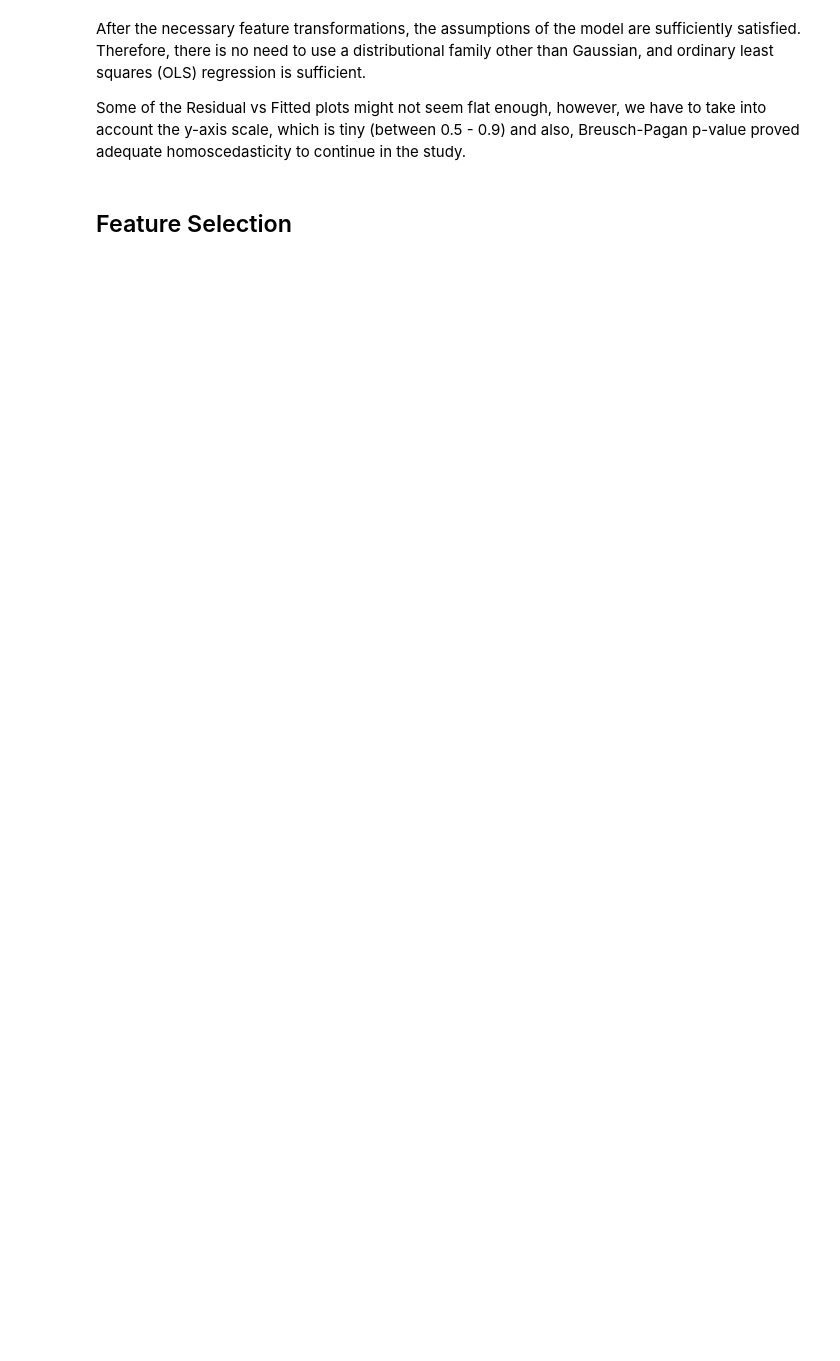
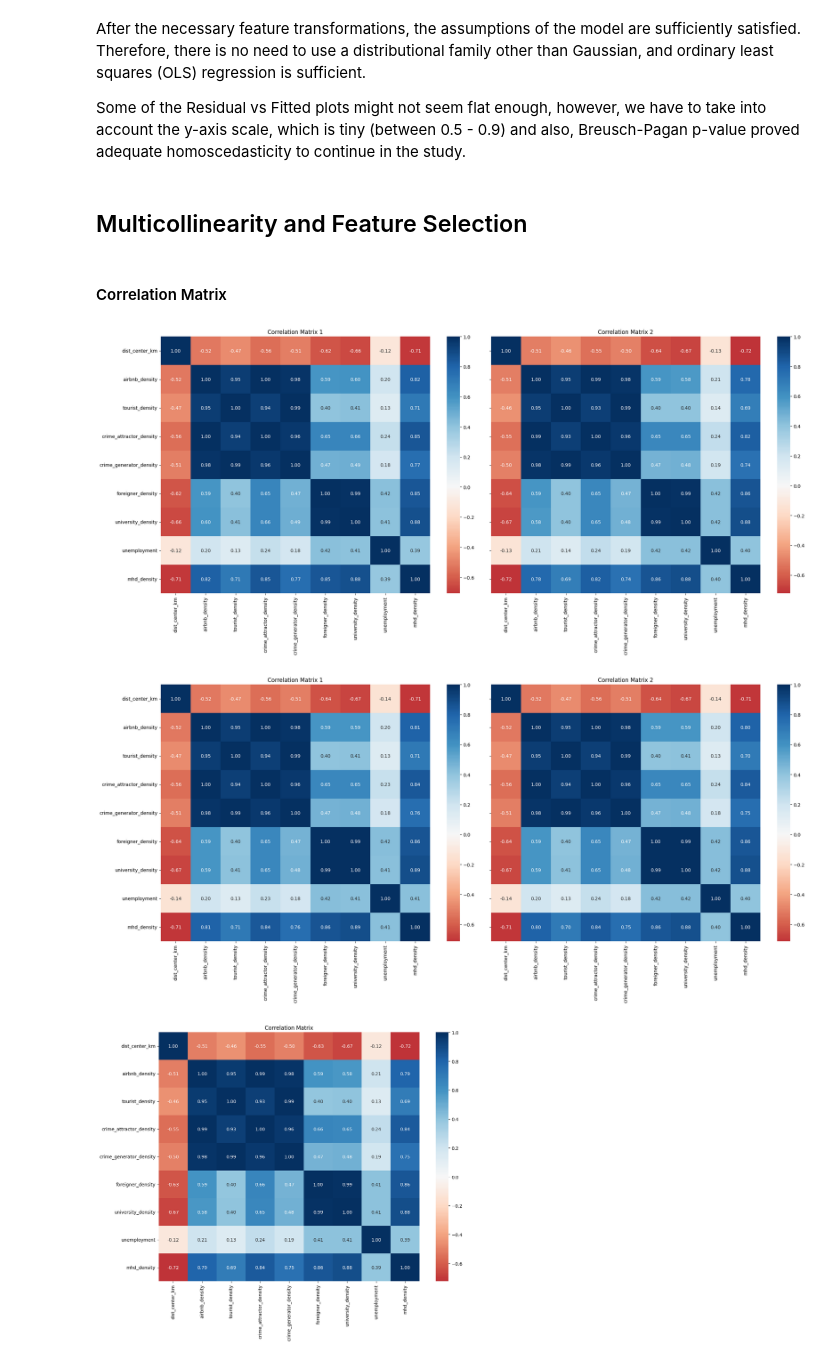
Before and after one commit to OiKek/SAN, a Jupyter notebook: src/exploratory-data-analysis.ipynb, the cells around one changed output. Cells and saved outputs as stored; diff of their text form; code cells hidden in the pictures; blank space fills up the shorter version.

```diff
--- a/src/exploratory-data-analysis.ipynb
+++ b/src/exploratory-data-analysis.ipynb
@@ -929,4 +929,24 @@ After the necessary feature transformations, the assumptions of the model are su
 
 Some of the Residual vs Fitted plots might not seem flat enough, however, we have to take into account the y-axis scale, which is tiny (between 0.5 - 0.9) and also, Breusch-Pagan p-value proved adequate homoscedasticity to continue in the study.
 # %% [markdown]
-## Feature Selection
+## Multicollinearity and Feature Selection
+# %% [markdown]
+#### Correlation Matrix
+# %%
+features = ['dist_center_km', 'airbnb_density', 'tourist_density',
+            'crime_attractor_density', 'crime_generator_density',
+            'foreigner_density', 'university_density', 'unemployment', 'mhd_density']
+# %%
+corr_matrix_bulglary = X_bulglary[features].corr()
+corr_matrix_disorder = X_disorder[features].corr()
+corr_matrix_theft = X_theft[features].corr()
+corr_matrix_violent = X_violent[features].corr()
+corr_matrix_other = X_other[features].corr()
+# %%
+corr_mtx_double(corr_matrix_bulglary, corr_matrix_disorder)
+corr_mtx_double(corr_matrix_theft, corr_matrix_violent)
+corr_mtx_single(corr_matrix_other)
+# %% [output]
+[figure, added]
+[figure, added]
+[figure, added]
```
Also changed, not shown: parts of 25 cells of this notebook.
